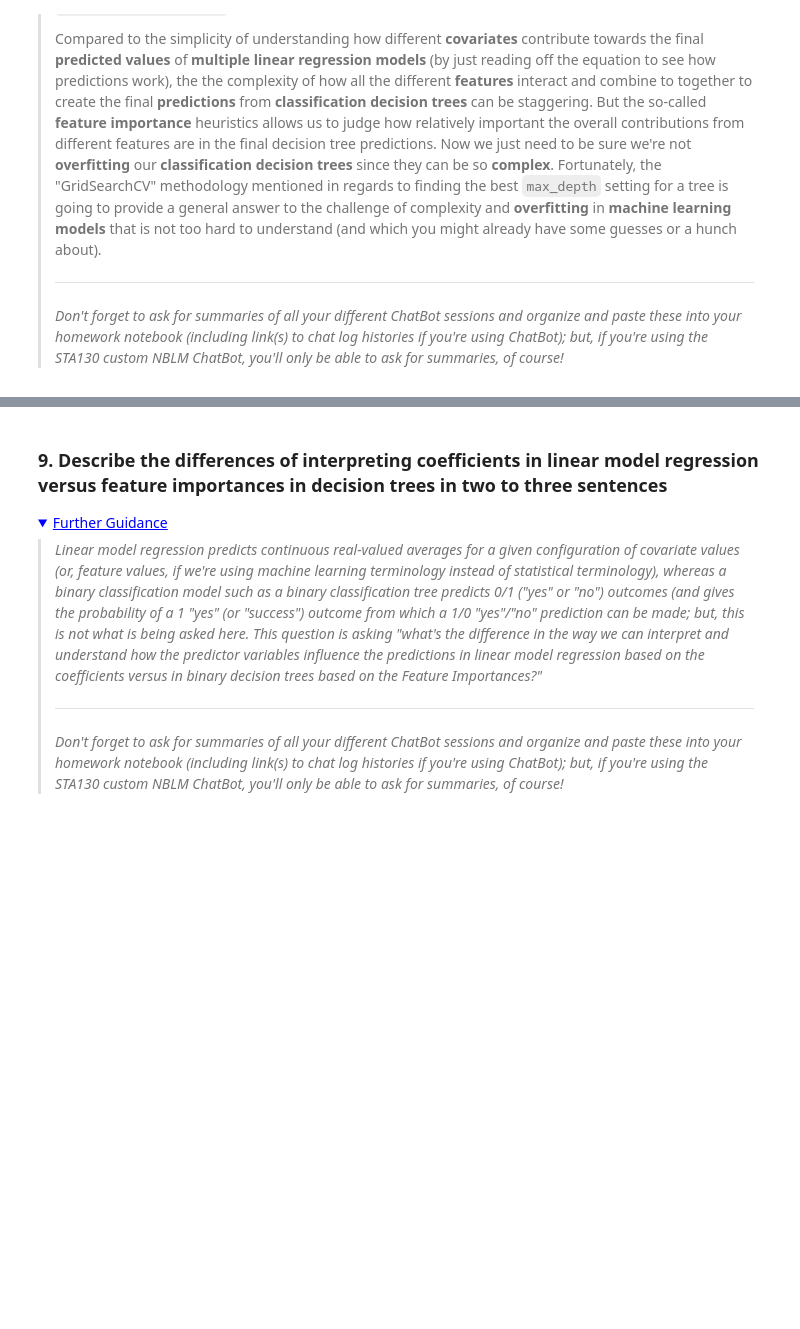
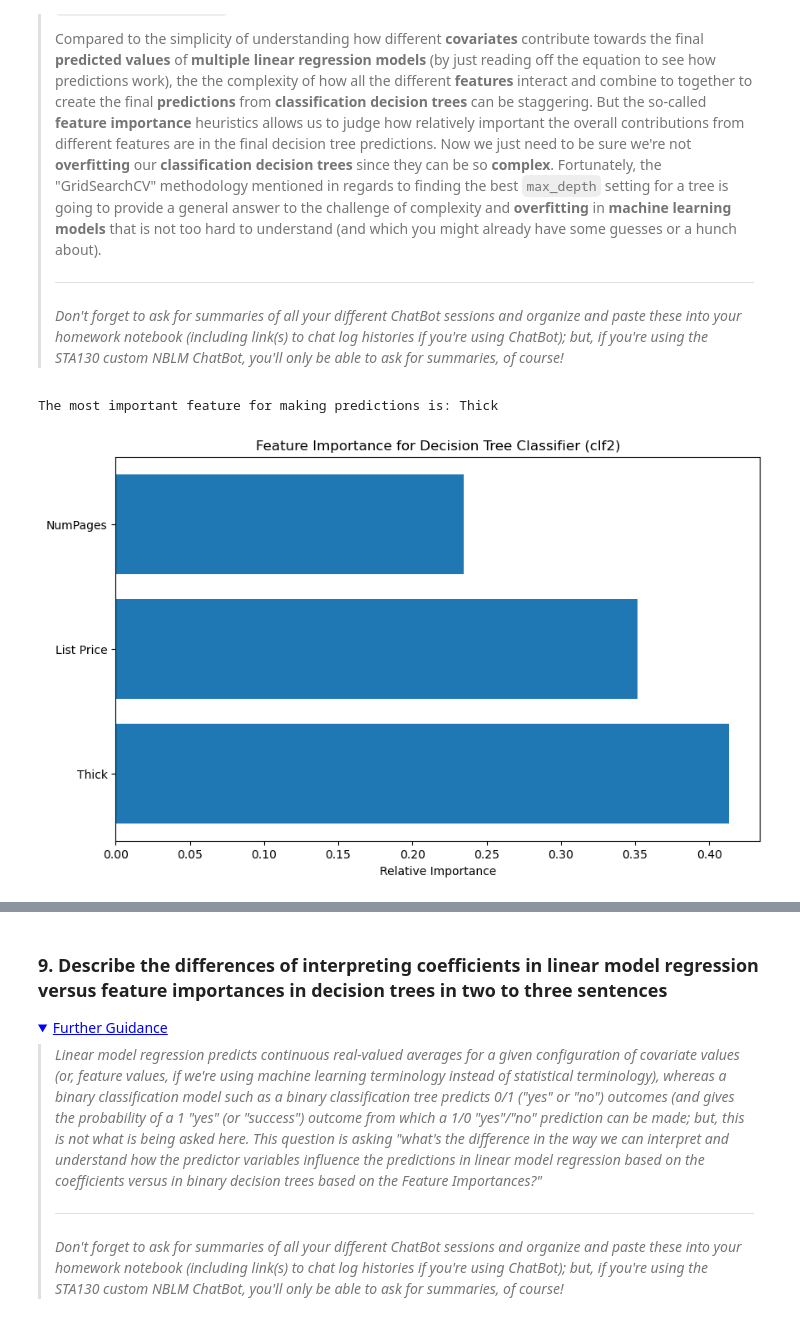
Before and after one commit to mikuknightforever/STA130, a Jupyter notebook: STA130F24_HW08_Week11_DueNov21.ipynb, the cells around one changed output, grey strips where cells are left out. Drawn from its saved outputs; the diff is of its cells as text; code cells hidden in the pictures; folded sections open; blank space fills up the shorter version.

```diff
--- a/STA130F24_HW08_Week11_DueNov21.ipynb
+++ b/STA130F24_HW08_Week11_DueNov21.ipynb
@@ -545,3 +562,30 @@ ConfusionMatrixDisplay(
 > _Don't forget to ask for summaries of all your different ChatBot sessions and organize and paste these into your homework notebook (including link(s) to chat log histories if you're using ChatBot); but, if you're using the STA130 custom NBLM ChatBot, you'll only be able to ask for summaries, of course!_
 
 </details>
+# %%
+import matplotlib.pyplot as plt
+import numpy as np
+
+# Assuming clf2 is your trained decision tree classifier
+importances = clf2.feature_importances_
+feature_names = clf2.feature_names_in_
+
+# Create a sorted index based on feature importance
+indices = np.argsort(importances)[::-1]
+
+# Plotting the feature importances
+plt.figure(figsize=(10, 6))
+plt.title("Feature Importance for Decision Tree Classifier (clf2)")
+plt.barh(range(len(importances)), importances[indices], align="center")
+plt.yticks(range(len(importances)), np.array(feature_names)[indices])
+plt.xlabel("Relative Importance")
+
+# Save the plot as a PNG file
+plt.savefig("feature_importance_plot.png", format="png")
+
+# Reporting the most important feature
+most_important_feature = feature_names[indices[0]]
+print(f"The most important feature for making predictions is: {most_important_feature}")
+# %% [output]
+The most important feature for making predictions is: Thick
+[figure, added]
```
Also changed, not shown: parts of 23 cells of this notebook.
